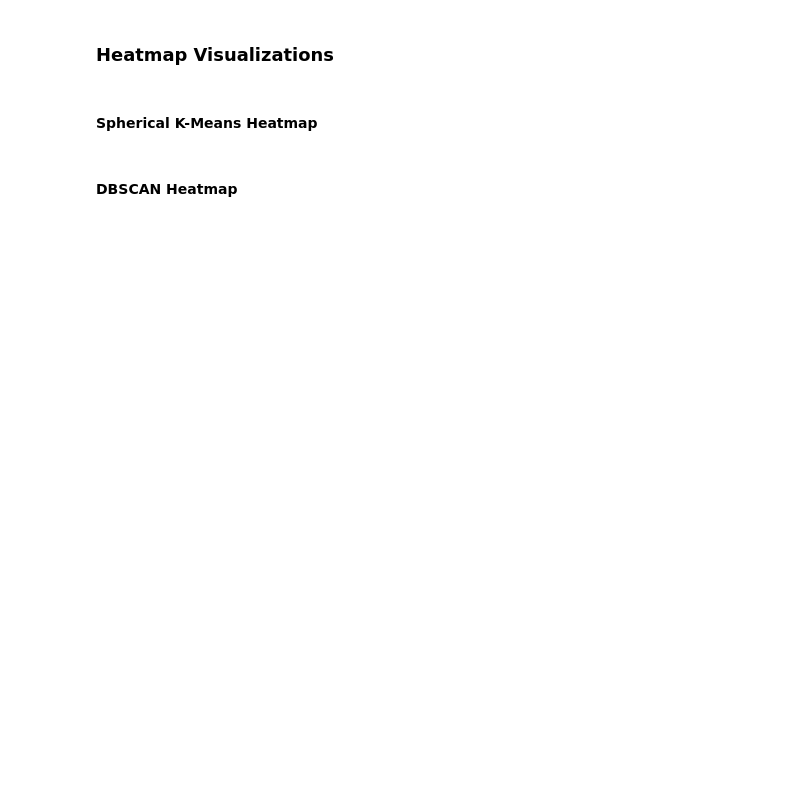
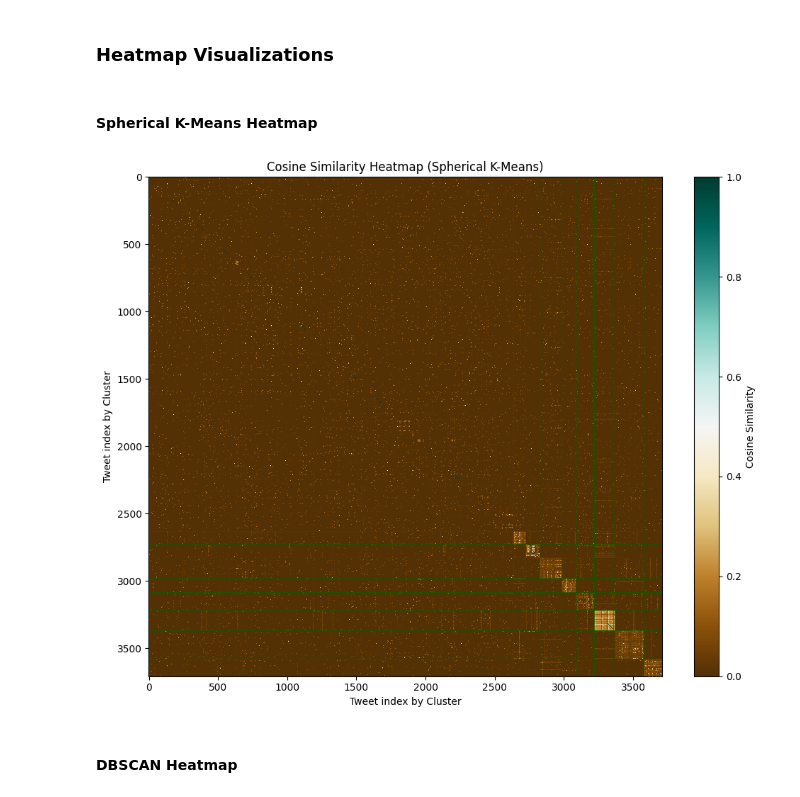
Before and after one commit to jmanderson0119/clustering-tweets, a Jupyter notebook: notebook/csds435_project2_group1_notebook.ipynb, the cells around one changed output. Cells and saved outputs as stored; diff of their text form; code cells hidden in the pictures; blank space fills up the shorter version.

```diff
--- a/notebook/csds435_project2_group1_notebook.ipynb
+++ b/notebook/csds435_project2_group1_notebook.ipynb
@@ -618,3 +820,7 @@ The joint search identified the following optimal hyperparameters: $ k = 5, eps
 ### Number of Clusters and Cluster Size Distributions
 # %% [markdown]
 ### Spherical K-Means
+# %%
+print(f"Spherical K-Means: {len(kmeans_unique)} clusters")
+for u, c in zip(kmeans_unique, kmeans_counts):
+    print(f"  Cluster {u}: {c} tweets")
@@ -621,2 +838,7 @@ The joint search identified the following optimal hyperparameters: $ k = 5, eps
 # %% [markdown]
 ### DBSCAN
+# %%
+dbscan_n_noise = int((dbscan_labels == -1).sum())
+print(f"DBSCAN: {dbscan_n_clusters} clusters, {dbscan_n_noise} noise points ({100 * dbscan_n_noise / len(dbscan_labels):.1f}%)")
+for u, c in zip(dbscan_unique_ids, dbscan_cluster_sizes):
+    print(f"  Cluster {u}: {c} tweets")
@@ -688,5 +964,28 @@ Shared Nearest Neighbor            984.2500     571.3990       0.1259
 ### Heatmap Visualizations
 # %% [markdown]
 #### Spherical K-Means Heatmap
+# %%
+sorted_idx_kmeans = np.argsort(kmeans_labels)
+reordered_kmeans = cos_sim[np.ix_(sorted_idx_kmeans, sorted_idx_kmeans)]
+sorted_kmeans_labels = kmeans_labels[sorted_idx_kmeans]
+
+plt.figure(figsize=(10, 8))
+plt.imshow(reordered_kmeans, aspect='auto', cmap='BrBG', interpolation='nearest')
+plt.colorbar(label='Cosine Similarity')
+plt.title("Cosine Similarity Heatmap (Spherical K-Means)")
+plt.xlabel("Tweet index by Cluster")
+plt.ylabel("Tweet index by Cluster")
+
+boundary = 0
+for c in kmeans_unique[:-1]:
+    boundary += (sorted_kmeans_labels == c).sum()
+    plt.axhline(boundary - 0.5, color='darkgreen', linewidth=0.5)
+    plt.axvline(boundary - 0.5, color='darkgreen', linewidth=0.5)
+
+plt.tight_layout()
+plt.savefig("../figures/kmeans_heatmap.png", dpi=150)
+plt.show()
+# %% [output]
+[figure, added]
 # %% [markdown]
 #### DBSCAN Heatmap
```
Also changed, not shown: parts of 13 cells of this notebook.
